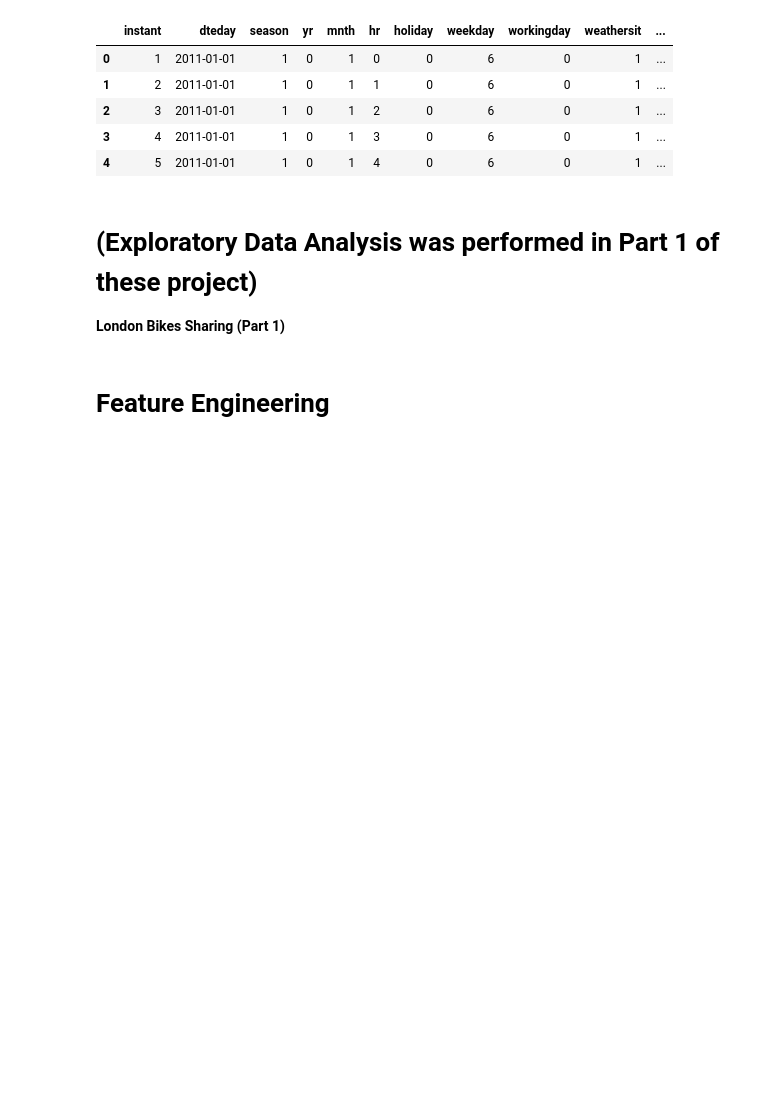
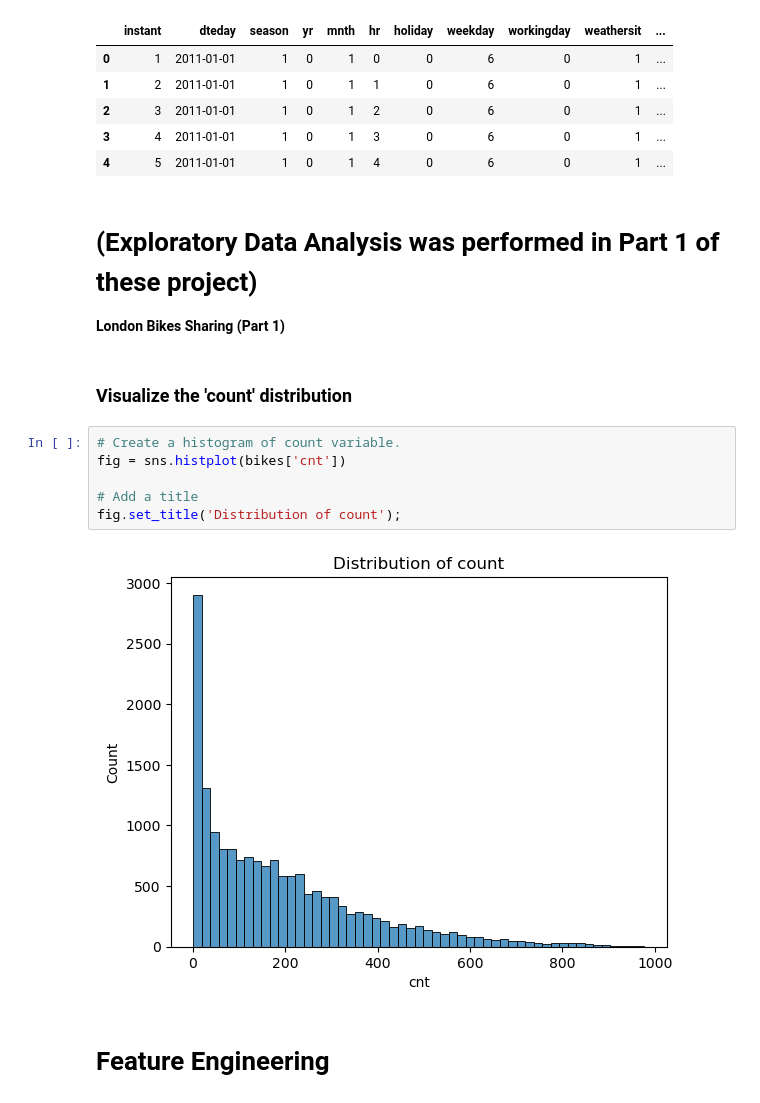
Before and after one commit to FedeMaguire/London-Bikes-Sharing-EDA-Tableau-Regression-Model, a Jupyter notebook: london_bikes_part_2_REGRESSION.ipynb, the cells around one changed output. Saved outputs shown, nothing was run; the diff lists cells and outputs as text; blank space fills up the shorter version.

```diff
--- a/london_bikes_part_2_REGRESSION.ipynb
+++ b/london_bikes_part_2_REGRESSION.ipynb
@@ -56,6 +57,16 @@ bikes.head()
 # %% [markdown]
 # (Exploratory Data Analysis was performed in Part 1 of these project)
 **London Bikes Sharing (Part 1)**
+# %% [markdown]
+### Visualize the 'count' distribution
+# %%
+# Create a histogram of count variable.
+fig = sns.histplot(bikes['cnt'])
+
+# Add a title
+fig.set_title('Distribution of count');
+# %% [output]
+[figure, added]
 # %% [markdown]
 # Feature Engineering
 # %%
```
Also changed, not shown: parts of 5 cells of this notebook, 15 other files.
